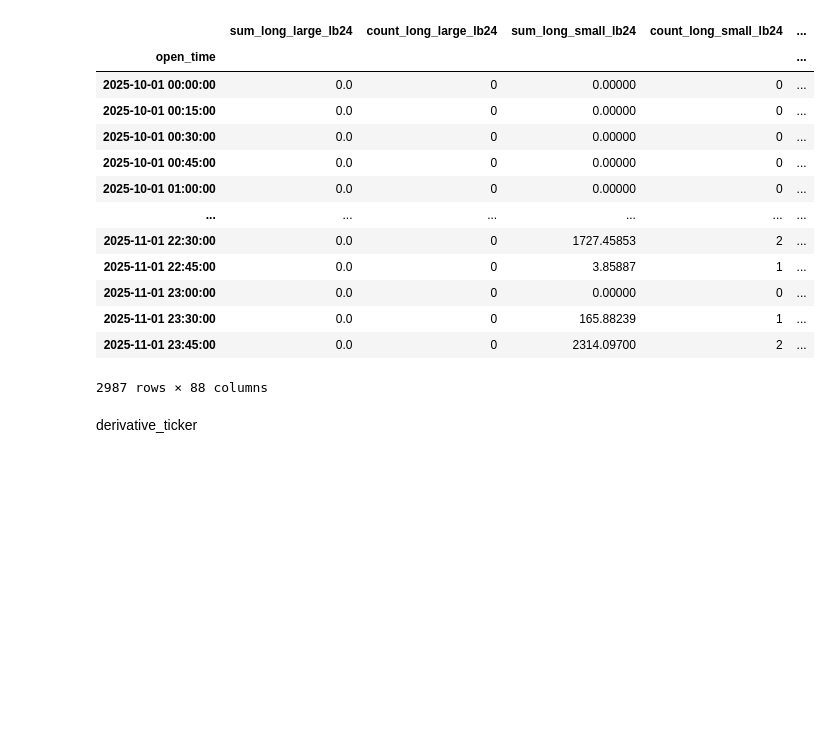
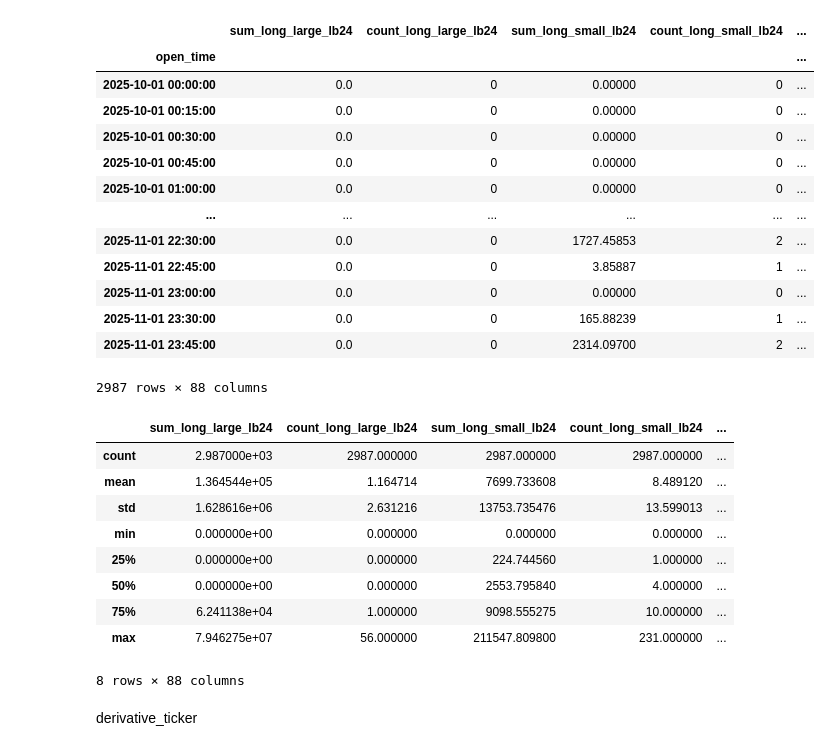
Before and after one commit to aamingaa/crypto-workstation-v2, a Jupyter notebook: deal_data.ipynb, the cells around one changed output. Saved outputs shown, nothing was run; the diff lists cells and outputs as text; code cells hidden in the pictures; blank space fills up the shorter version.

```diff
--- a/deal_data.ipynb
+++ b/deal_data.ipynb
@@ -510,6 +495,19 @@ liq_factor_df
 | 2025-11-01 23:30:00 | 0.0 | 0 | 165.88239 | 1 | ... |
 | 2025-11-01 23:45:00 | 0.0 | 0 | 2314.09700 | 2 | ... |
 2987 rows × 88 columns
+# %%
+liq_factor_df.describe()
+# %% [output]
+|  | sum_long_large_lb24 | count_long_large_lb24 | sum_long_small_lb24 | count_long_small_lb24 | ... |
+| count | 2.987000e+03 | 2987.000000 | 2987.000000 | 2987.000000 | ... |
+| mean | 1.364544e+05 | 1.164714 | 7699.733608 | 8.489120 | ... |
+| std | 1.628616e+06 | 2.631216 | 13753.735476 | 13.599013 | ... |
+| min | 0.000000e+00 | 0.000000 | 0.000000 | 0.000000 | ... |
+| 25% | 0.000000e+00 | 0.000000 | 224.744560 | 1.000000 | ... |
+| 50% | 0.000000e+00 | 0.000000 | 2553.795840 | 4.000000 | ... |
+| 75% | 6.241138e+04 | 1.000000 | 9098.555275 | 10.000000 | ... |
+| max | 7.946275e+07 | 56.000000 | 211547.809800 | 231.000000 | ... |
+8 rows × 88 columns
 # %% [markdown]
 derivative_ticker
 # %%
```
Also changed, not shown: parts of 1 cell of this notebook, 2 other files.
